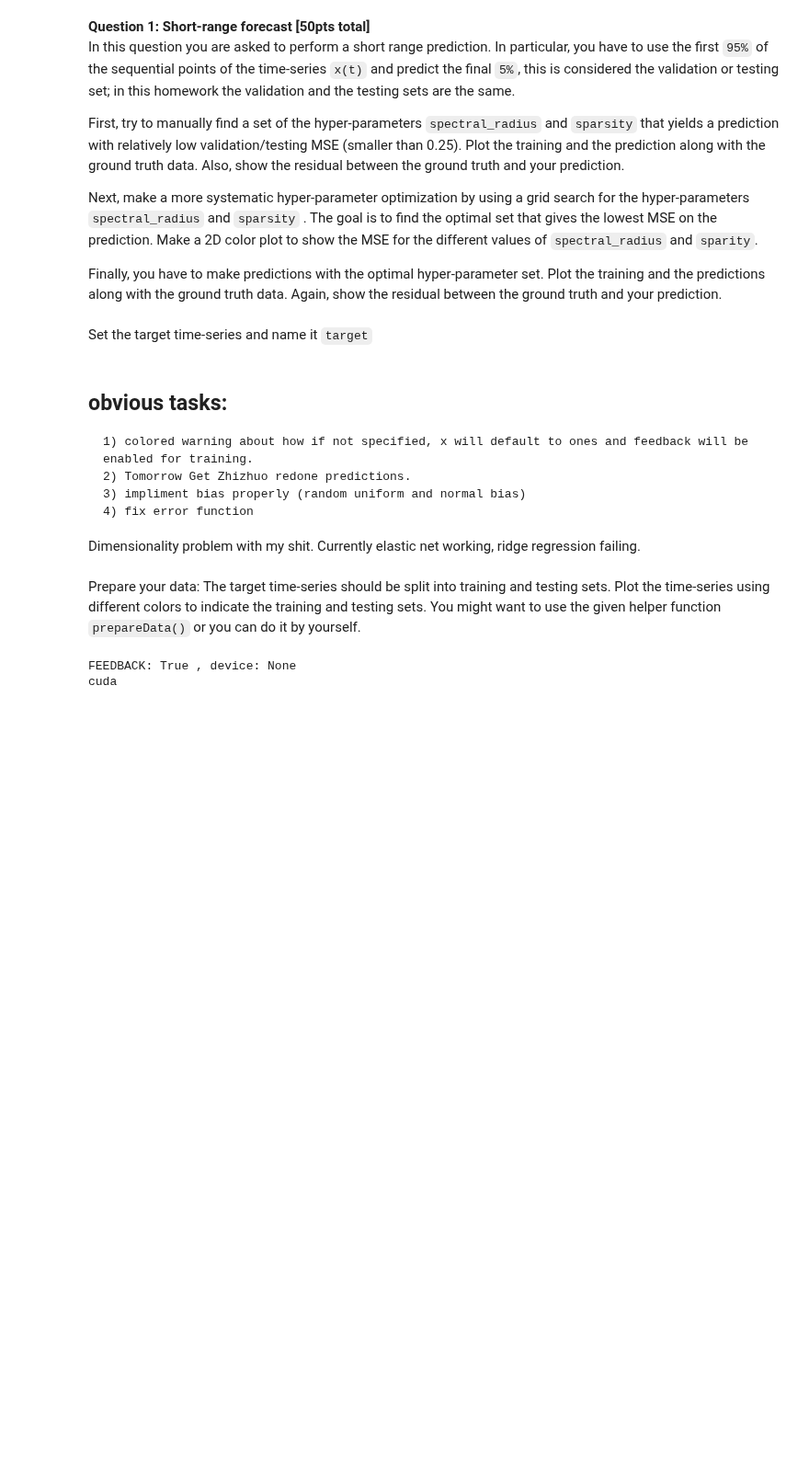
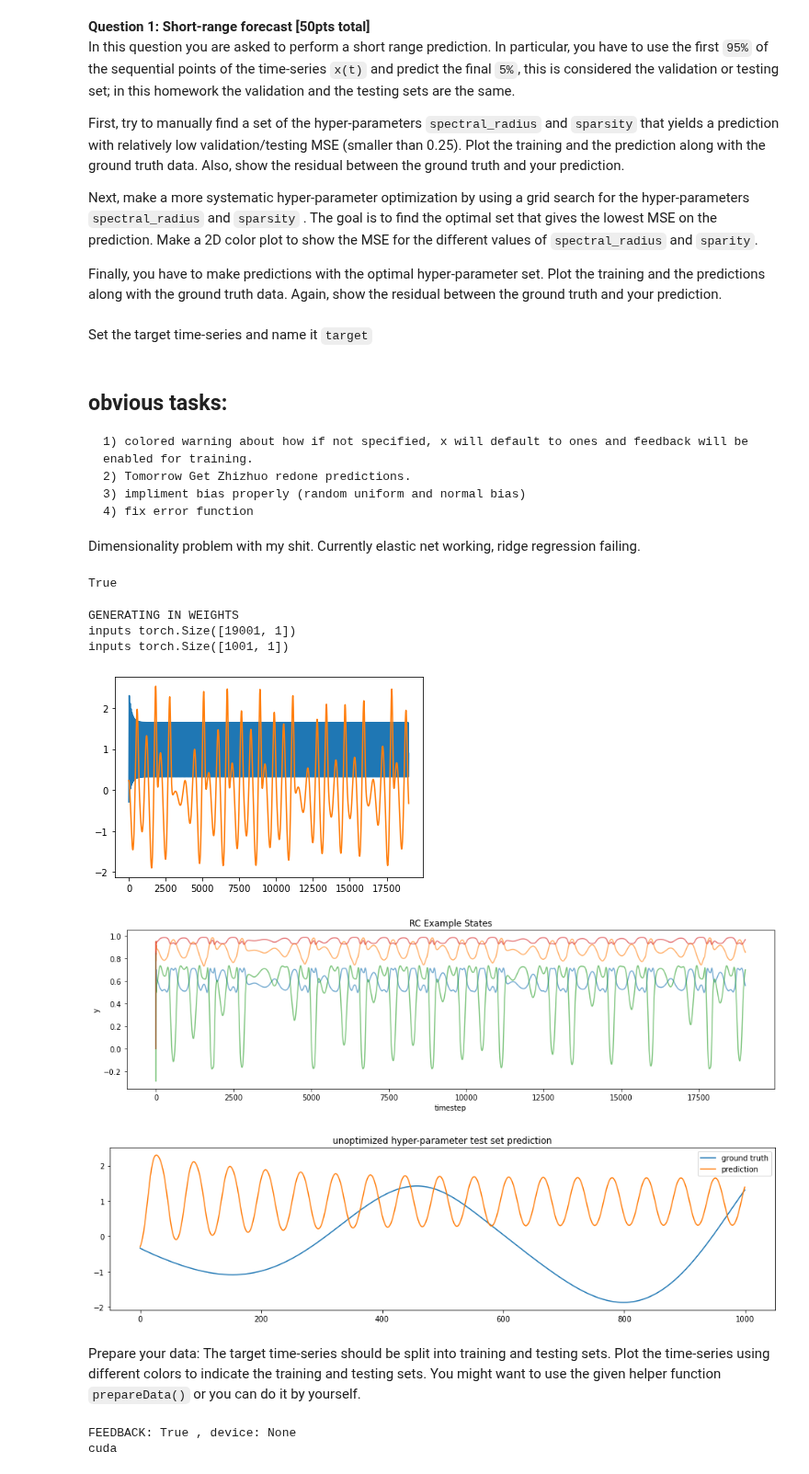
Before and after one commit to blindedjoy/RcTorch, a Jupyter notebook: hw6_209/cs109b_hw6_209.ipynb, the cells around one changed output. Shown at 92% size. Cells and saved outputs as stored; diff of their text form; code cells hidden in the pictures; blank space fills up the shorter version.

```diff
--- a/hw6_209/cs109b_hw6_209.ipynb
+++ b/hw6_209/cs109b_hw6_209.ipynb
@@ -174,7 +174,7 @@ def plot_train_prediction(RC_, training_set):
 def plot_states(RC_):
     plt.figure(figsize = (16,4))
     for i in range(4):
-        plt.plot(RC_.state.T[-(i+1), :], alpha = 0.6);
+        plt.plot(RC_.state.T[-(i+1), :].cpu(), alpha = 0.6);
     plt.title("RC Example States")
     plt.ylabel("y")
     plt.xlabel("timestep")
@@ -242,23 +242,34 @@ Y95 = prepare_data(dataY, 0.95)
     4) fix error function
 
 Dimensionality problem with my shit. Currently elastic net working, ridge regression failing.
+# %%
+type(X95['train']) ==type(torch.tensor(0))
+# %% [output]
+True
 # %%
 ### Train the RC PyESNnoise=0.001,
-plot_single_RC = False
+plot_single_RC = True
 if plot_single_RC:
     RC = EchoStateNetwork(n_nodes=1000, connectivity=0.2,
                           leaking_rate=1.0, spectral_radius=1.4, regularization=10**-1,
                           feedback=True, epochs = 20, bias = 1, l2_prop = 1.0,
                           random_state = 999, noise = 0.1, activation_f = nn.Tanh())
 
     vals = RC.train(y = X95['train'], learning_rate = 5e-3)
 
     err_, pred = RC.test(y=X95['train'])
     pl.plot(pred)
     pl.plot(X95['train'])
-    plot_train_prediction(RC, training_set = X95['train'])
+    #plot_train_prediction(RC, training_set = X95['train'])
     plot_states(RC)
     err, pred95 = RC.test( y = X95['target'], steps_ahead = None, scoring_method = "nmse")
     plot_test_prediction(X95['target'], pred95)
+# %% [output]
+GENERATING IN WEIGHTS
+inputs torch.Size([19001, 1])
+inputs torch.Size([1001, 1])
+[figure, added]
+[figure, added]
+[figure, added]
 # %% [markdown]
 Prepare your data: The target time-series should be split into training and testing sets. Plot the time-series using different colors to indicate the training and testing sets. You might want to use the given helper function `prepareData()` or you can do it by yourself.
```
Also changed, not shown: parts of 18 cells of this notebook, 11 other files.
